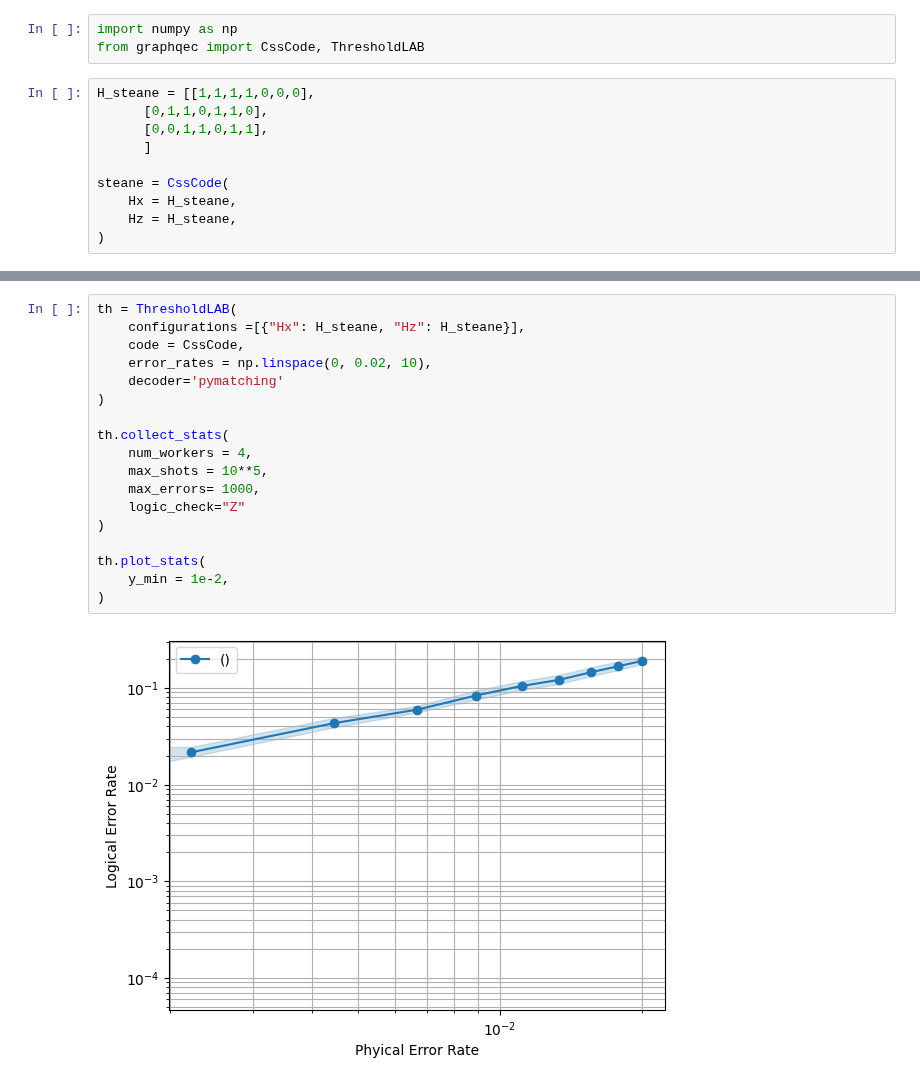
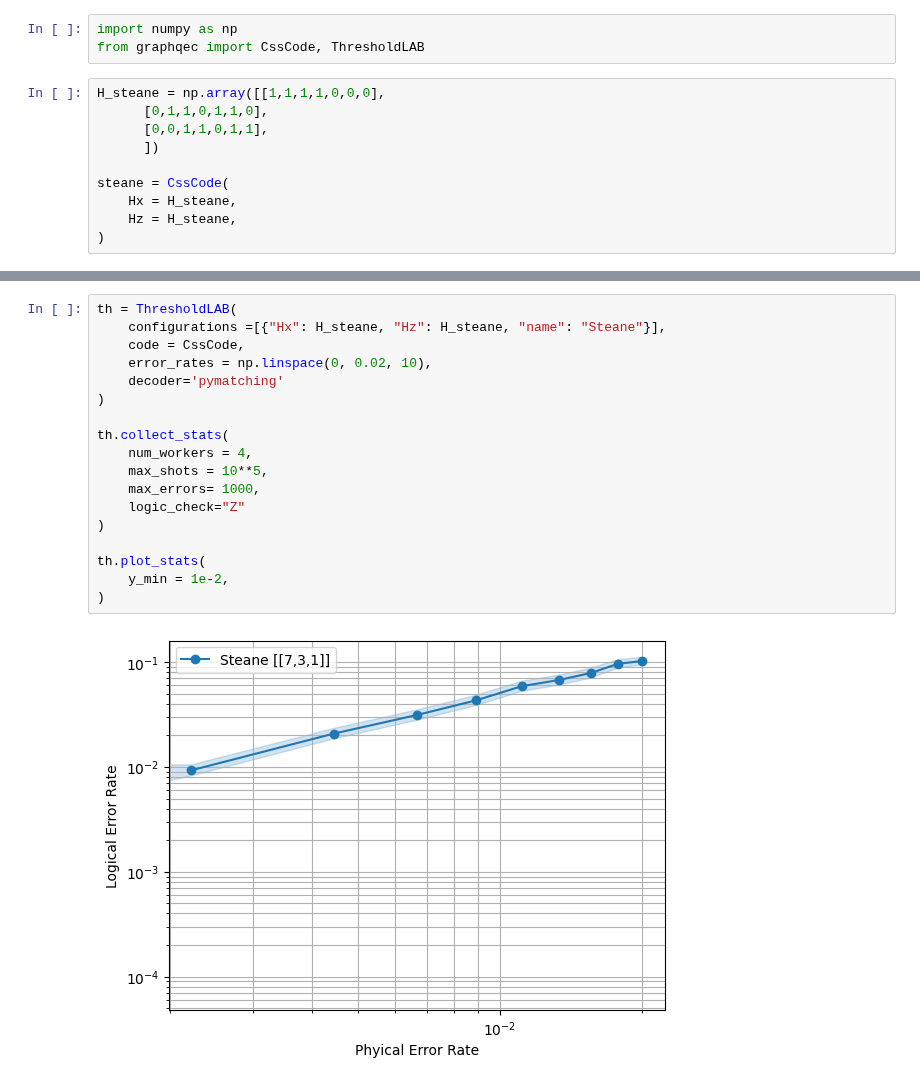
Before and after one commit to adelshb/graphqec, a Jupyter notebook: notebooks/steane.ipynb, the cells around one changed output, grey strips where cells are left out. Cells and saved outputs as stored; diff of their text form.

```diff
--- a/notebooks/steane.ipynb
+++ b/notebooks/steane.ipynb
@@ -2,10 +2,10 @@
 import numpy as np
 from graphqec import CssCode, ThresholdLAB
 # %%
-H_steane = [[1,1,1,1,0,0,0],
+H_steane = np.array([[1,1,1,1,0,0,0],
       [0,1,1,0,1,1,0],
       [0,0,1,1,0,1,1],
-      ]
+      ])
 
 steane = CssCode(
     Hx = H_steane,
@@ -18,22 +18,22 @@ steane.draw_graph()
 # %%
 th = ThresholdLAB(
-    configurations =[{"Hx": H_steane, "Hz": H_steane}],
+    configurations =[{"Hx": H_steane, "Hz": H_steane, "name": "Steane"}],
     code = CssCode,
     error_rates = np.linspace(0, 0.02, 10),
     decoder='pymatching'
 )
 
 th.collect_stats(
     num_workers = 4,
     max_shots = 10**5,
     max_errors= 1000,
     logic_check="Z"
 )
 
 th.plot_stats(
     y_min = 1e-2,
 )
 # %% [output]
-[figure, old version]
+[figure, new version]
 # %%
 th = ThresholdLAB(
```
Also changed, not shown: parts of 2 cells of this notebook, 6 other files.
